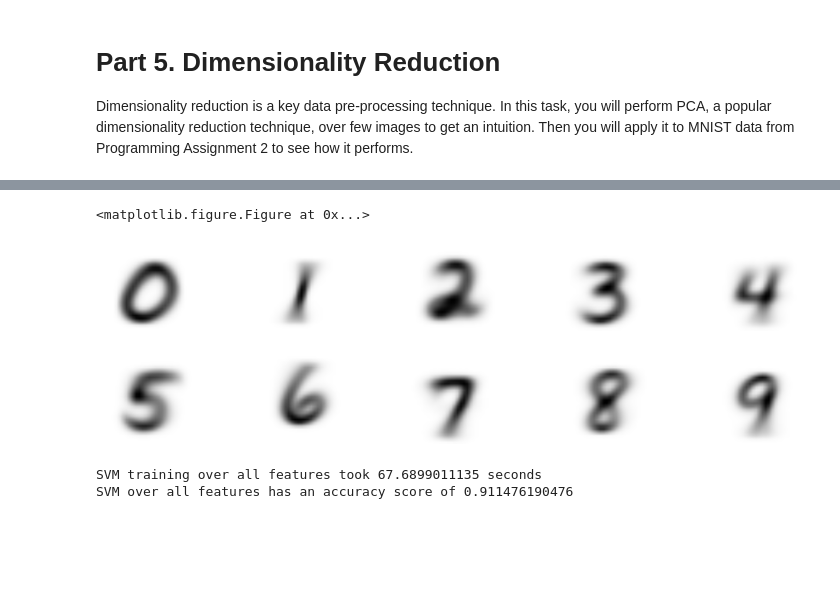
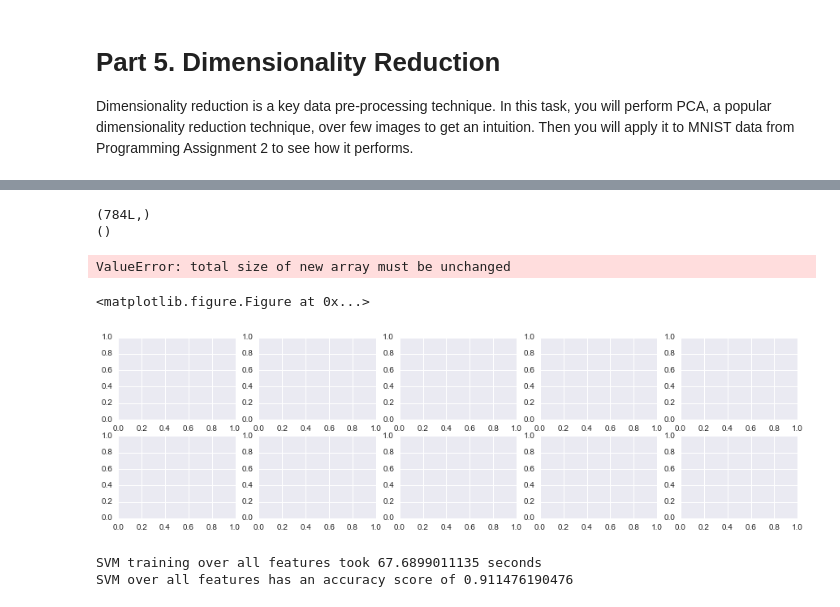
Before and after one commit to sreeharihegden/CSE-5334-Data-Mining, a Jupyter notebook: PA3/PA3_Clustering_DimensionalityReduction.ipynb, the cells around one changed output, grey strips where cells are left out. Drawn from its saved outputs; the diff is of its cells as text; code cells hidden in the pictures; blank space fills up the shorter version.

```diff
--- a/PA3/PA3_Clustering_DimensionalityReduction.ipynb
+++ b/PA3/PA3_Clustering_DimensionalityReduction.ipynb
@@ -1493,29 +1517,36 @@ p5_test_data = p5_test_data / 255.0
 # %%
 #Task t5a:
 # Plot the average value of all digits
 
 plt.figure()
 fig,axes = plt.subplots(2, 5, figsize=(15,4))
 
 for i in range(10):
     t5a_row, t5a_col = i // 5, i%5
 
     #Change below: Subset p5_train_data with images for digit i only
     # Possible to do it 1 liner (similar to how it is done in Pandas)
-    t5a_digit_i_subset = None
+    #t5a_digit_i_subset = p5_train_data[i,:]
+    t5a_digit_i_subset = p5_train_data.isin()
+    p5_train_data.loc[i].isin(t5a_row==t5a_col)
+    print t5a_digit_i_subset.shape
 
     #Change below: compute avg value of t5a_training_data_sevens_only and t5a_training_data_nines_only
     # remember to use a vectorized version of mean for efficiency
-    t5a_digit_i_subset_mean = None
+    t5a_digit_i_subset_mean = t5a_digit_i_subset.mean()
+    print t5a_digit_i_subset_mean.shape
 
     #Do not change below
     axes[t5a_row][t5a_col].imshow( t5a_digit_i_subset_mean.reshape(28, 28), cmap="Greys")
     axes[t5a_row][t5a_col].grid(False)
     axes[t5a_row][t5a_col].get_xaxis().set_ticks([])
     axes[t5a_row][t5a_col].get_yaxis().set_ticks([])
 # %% [output]
-<matplotlib.figure.Figure at 0x...>
+(784L,)
+()
+ValueError: total size of new array must be unchanged
+<matplotlib.figure.Figure at 0x...>
-[figure, old version]
+[figure, new version]
 # %%
 #Task t5b: train a multi class classifier (OneVsRest) with LinearSVC class and make predictions and print it.
 
```
Also changed, not shown: parts of 7 cells of this notebook.
